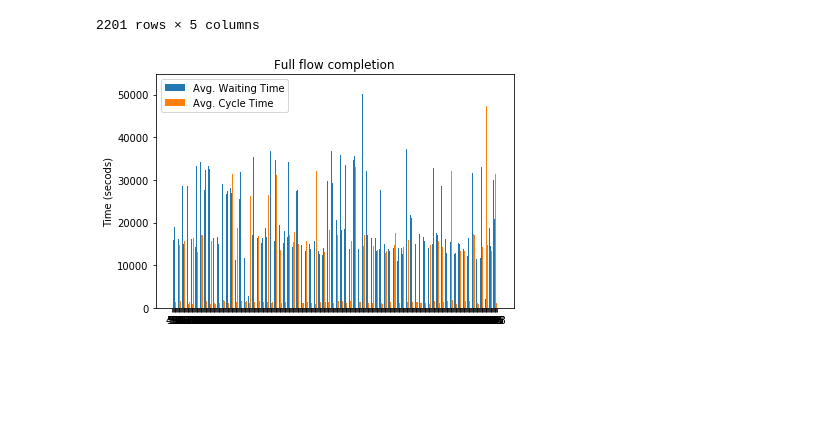
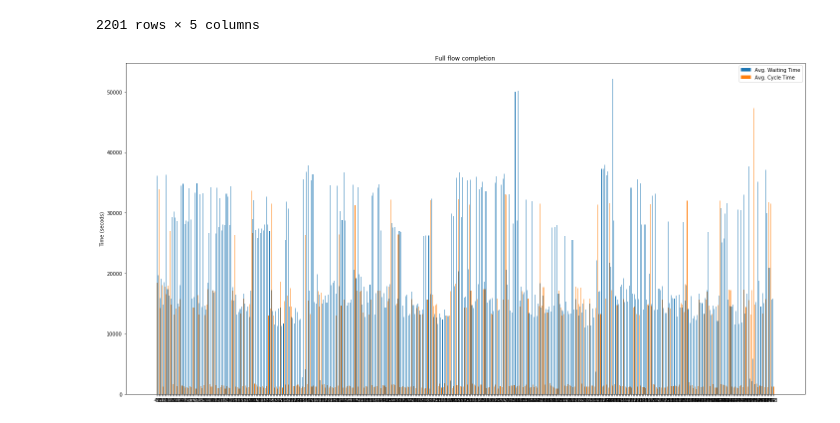
Before and after one commit to AndreRdz7/CalendarVisualization, a Jupyter notebook: Calendar.ipynb, the cells around one changed output. Saved outputs shown, nothing was run; the diff lists cells and outputs as text; code cells hidden in the pictures; blank space fills up the shorter version.

```diff
--- a/Calendar.ipynb
+++ b/Calendar.ipynb
@@ -74,19 +74,19 @@ concat_time
 # %%
 concat_time.drop(labels='Timestamp', axis=1)
 waiting_time_mean = concat_time.groupby('CaseID').mean()['WaitingTime'].to_list()
 cycle_time_mean = concat_time.groupby('CaseID').mean()['CycleTime'].to_list()
 case_id = list(range(49,449))
 x = np.arange(len(case_id))  # the label locations
 width = 0.35  # the width of the bars
-fig, ax = plt.subplots()
+fig, ax = plt.subplots(figsize=(20, 10))
 rects1 = ax.bar(x - width/2, waiting_time_mean, width, label='Avg. Waiting Time')
 rects2 = ax.bar(x + width/2, cycle_time_mean, width, label='Avg. Cycle Time')
 ax.set_ylabel('Time (secods)')
 ax.set_title('Full flow completion')
 ax.set_xticks(x)
 ax.set_xticklabels(case_id)
 ax.legend()
 fig.tight_layout()
 plt.show()
 # %% [output]
-[figure, old version]
+[figure, new version]
```
